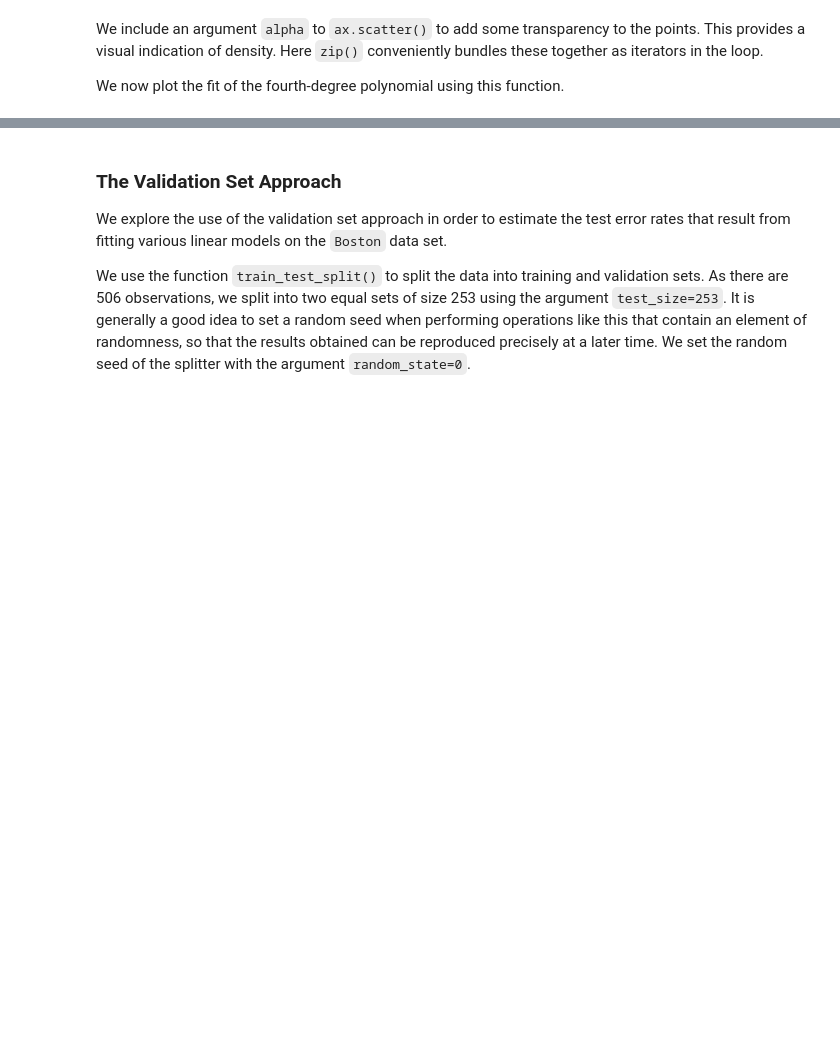
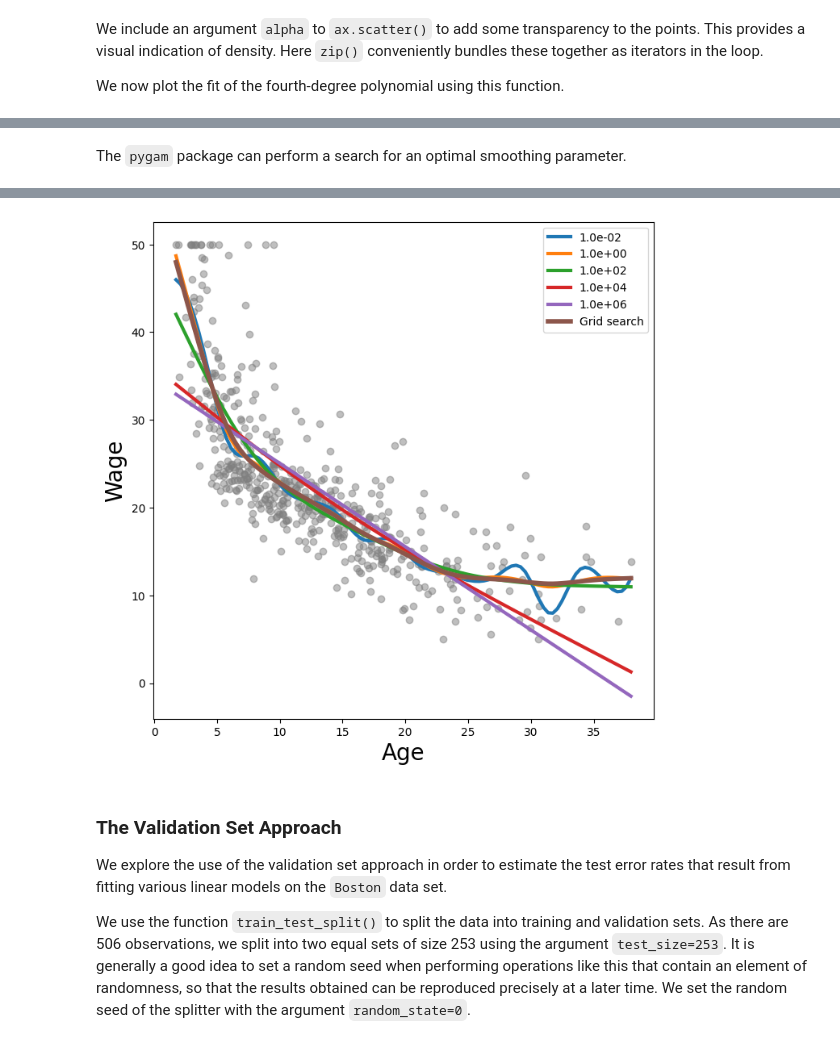
Before and after one commit to oreomcflurryyy/data-analysis, a Jupyter notebook: boston_housing_notebook.ipynb, the cells around one changed output, grey strips where cells are left out. Drawn from its saved outputs; the diff is of its cells as text; code cells hidden in the pictures; blank space fills up the shorter version.

```diff
--- a/boston_housing_notebook.ipynb
+++ b/boston_housing_notebook.ipynb
@@ -280,0 +428,11 @@ plot_medv_fit(lstat_df=lstat_df,
+# %% [markdown]
+The `pygam` package can perform a search for an optimal smoothing parameter.
+# %%
+gam_opt = gam.gridsearch(X_lstat, y)
+ax.plot(lstat_grid,
+        gam_opt.predict(lstat_grid),
+        label='Grid search',
+        linewidth=4)
+ax.legend()
+fig
+# %% [output]
@@ -281,3 +440,4 @@ plot_medv_fit(lstat_df=lstat_df,
+[figure, added]
 # %% [markdown]
 ### The Validation Set Approach
 We explore the use of the validation set approach in order to estimate
```
Also changed, not shown: parts of 19 cells of this notebook.
